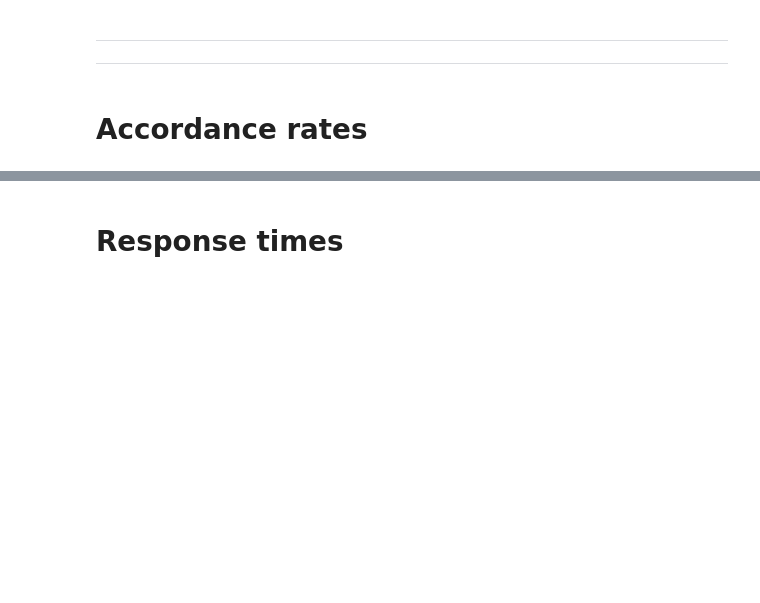
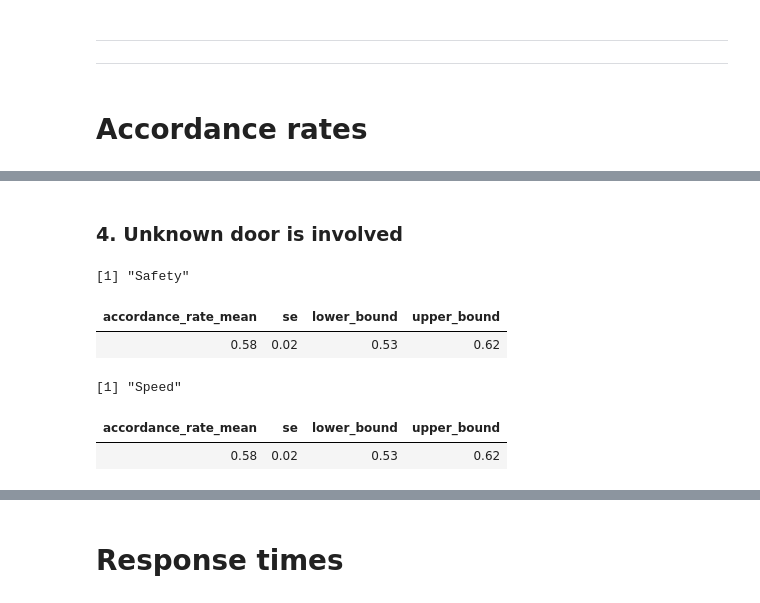
Before and after one commit to franciscoqv/evacuation-actr, a Jupyter notebook: Data analysis - Evacuation/Forced Choice Analysis.ipynb, the cells around one changed output, grey strips where cells are left out. Saved outputs shown, nothing was run; the diff lists cells and outputs as text; code cells hidden in the pictures; blank space fills up the shorter version.

```diff
--- a/Data analysis - Evacuation/Forced Choice Analysis.ipynb
+++ b/Data analysis - Evacuation/Forced Choice Analysis.ipynb
@@ -276,0 +209,21 @@ dat %>%
+# %% [markdown]
+### 4. Unknown door is involved
+# %%
+print('Safety')
+dat %>%
+    filter( unknown_door_involved == TRUE ,
+            equivalent_options == FALSE ) %>%
+    accordance( chosen_ttb_safety )
+
+print('Speed')
+dat %>%
+    filter( unknown_door_involved == TRUE ,
+            equivalent_options == FALSE ) %>%
+    accordance( chosen_ttb_speed )
+# %% [output]
+[1] "Safety"
+| accordance_rate_mean | se | lower_bound | upper_bound |
+| 0.58 | 0.02 | 0.53 | 0.62 |
+[1] "Speed"
+| accordance_rate_mean | se | lower_bound | upper_bound |
+| 0.58 | 0.02 | 0.53 | 0.62 |
```
Also changed, not shown: parts of 69 cells of this notebook, 4 other files.
